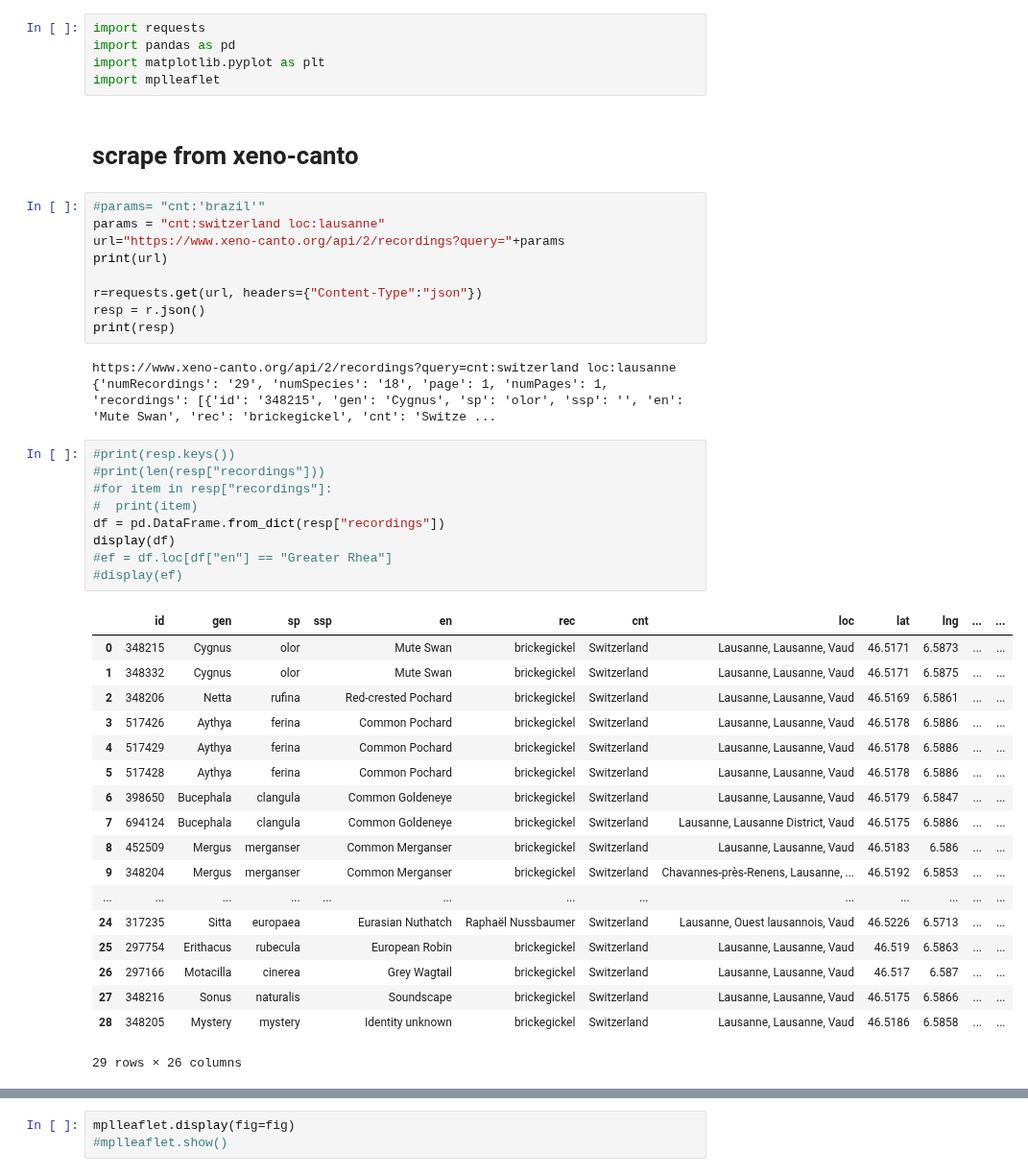
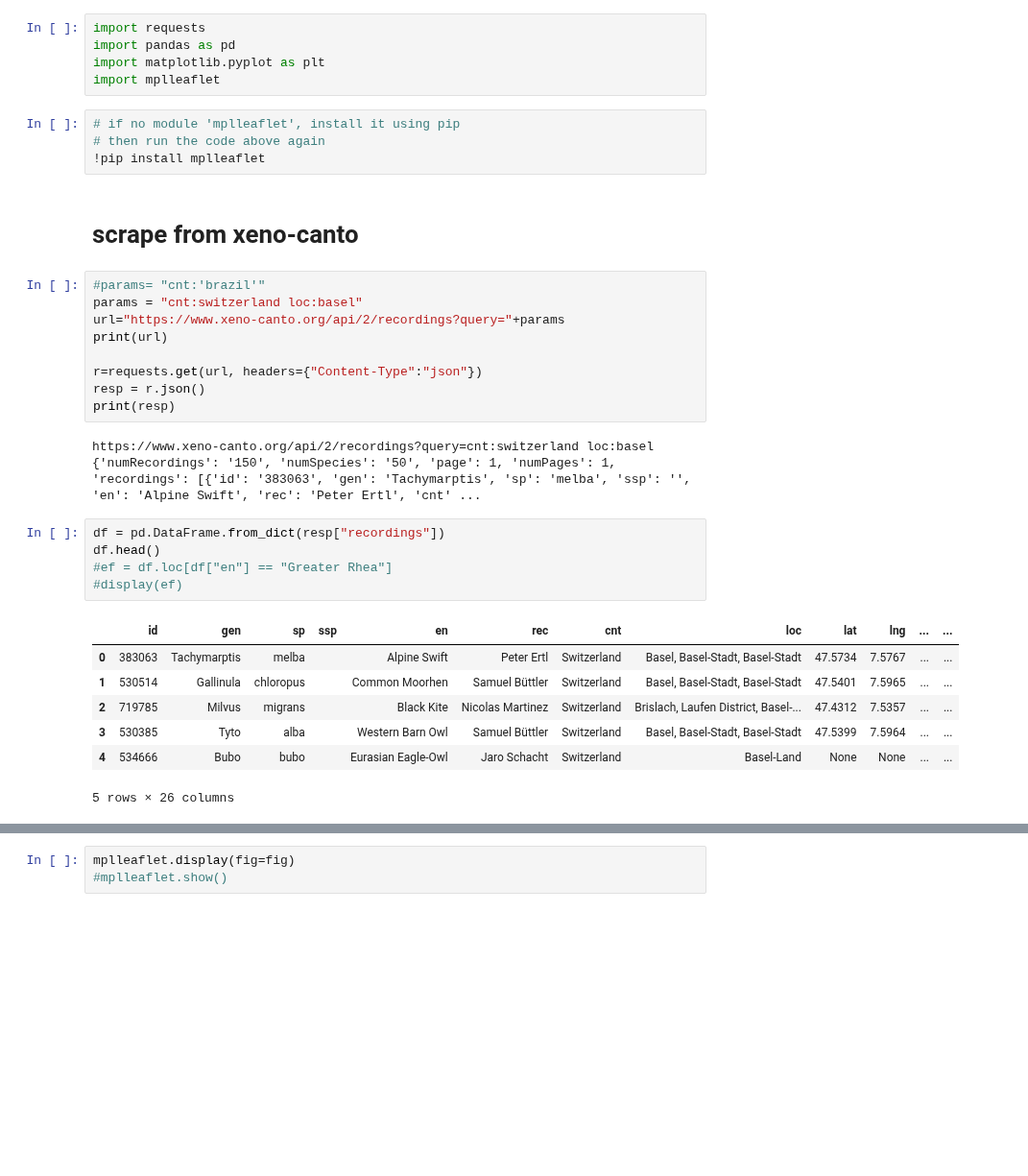
Before and after one commit to fleshgordo/cocreate22, a Jupyter notebook: 002_scraping.ipynb, the cells around one changed output, grey strips where cells are left out. Shown at 96% size. Saved outputs shown, nothing was run; the diff lists cells and outputs as text; blank space fills up the shorter version.

```diff
--- a/002_scraping.ipynb
+++ b/002_scraping.ipynb
@@ -40,11 +40,15 @@ import requests
 import pandas as pd
 import matplotlib.pyplot as plt
 import mplleaflet
+# %%
+# if no module 'mplleaflet', install it using pip
+# then run the code above again
+!pip install mplleaflet
 # %% [markdown]
 # scrape from xeno-canto
 # %%
 #params= "cnt:'brazil'"
-params = "cnt:switzerland loc:lausanne"
+params = "cnt:switzerland loc:basel"
 url="https://www.xeno-canto.org/api/2/recordings?query="+params
 print(url)
 
@@ -52,36 +56,21 @@ r=requests.get(url, headers={"Content-Type":"json"})
 resp = r.json()
 print(resp)
 # %% [output]
-https://www.xeno-canto.org/api/2/recordings?query=cnt:switzerland loc:lausanne
-{'numRecordings': '29', 'numSpecies': '18', 'page': 1, 'numPages': 1, 'recordings': [{'id': '348215', 'gen': 'Cygnus', 'sp': 'olor', 'ssp': '', 'en': 'Mute Swan', 'rec': 'brickegickel', 'cnt': 'Switze ...
+https://www.xeno-canto.org/api/2/recordings?query=cnt:switzerland loc:basel
+{'numRecordings': '150', 'numSpecies': '50', 'page': 1, 'numPages': 1, 'recordings': [{'id': '383063', 'gen': 'Tachymarptis', 'sp': 'melba', 'ssp': '', 'en': 'Alpine Swift', 'rec': 'Peter Ertl', 'cnt' ...
 # %%
-#print(resp.keys())
-#print(len(resp["recordings"]))
-#for item in resp["recordings"]:
-#  print(item)
 df = pd.DataFrame.from_dict(resp["recordings"])
-display(df)
+df.head()
 #ef = df.loc[df["en"] == "Greater Rhea"]
 #display(ef)
 # %% [output]
 |  | id | gen | sp | ssp | en | rec | cnt | loc | lat | lng | ... | ... |
-| 0 | 348215 | Cygnus | olor |  | Mute Swan | brickegickel | Switzerland | Lausanne, Lausanne, Vaud | 46.5171 | 6.5873 | ... | ... |
-| 1 | 348332 | Cygnus | olor |  | Mute Swan | brickegickel | Switzerland | Lausanne, Lausanne, Vaud | 46.5171 | 6.5875 | ... | ... |
-| 2 | 348206 | Netta | rufina |  | Red-crested Pochard | brickegickel | Switzerland | Lausanne, Lausanne, Vaud | 46.5169 | 6.5861 | ... | ... |
-| 3 | 517426 | Aythya | ferina |  | Common Pochard | brickegickel | Switzerland | Lausanne, Lausanne, Vaud | 46.5178 | 6.5886 | ... | ... |
-| 4 | 517429 | Aythya | ferina |  | Common Pochard | brickegickel | Switzerland | Lausanne, Lausanne, Vaud | 46.5178 | 6.5886 | ... | ... |
-| 5 | 517428 | Aythya | ferina |  | Common Pochard | brickegickel | Switzerland | Lausanne, Lausanne, Vaud | 46.5178 | 6.5886 | ... | ... |
-| 6 | 398650 | Bucephala | clangula |  | Common Goldeneye | brickegickel | Switzerland | Lausanne, Lausanne, Vaud | 46.5179 | 6.5847 | ... | ... |
-| 7 | 694124 | Bucephala | clangula |  | Common Goldeneye | brickegickel | Switzerland | Lausanne, Lausanne District, Vaud | 46.5175 | 6.5886 | ... | ... |
-| 8 | 452509 | Mergus | merganser |  | Common Merganser | brickegickel | Switzerland | Lausanne, Lausanne, Vaud | 46.5183 | 6.586 | ... | ... |
-| 9 | 348204 | Mergus | merganser |  | Common Merganser | brickegickel | Switzerland | Chavannes-près-Renens, Lausanne, ... | 46.5192 | 6.5853 | ... | ... |
-| ... | ... | ... | ... | ... | ... | ... | ... | ... | ... | ... | ... | ... |
-| 24 | 317235 | Sitta | europaea |  | Eurasian Nuthatch | Raphaël Nussbaumer | Switzerland | Lausanne, Ouest lausannois, Vaud | 46.5226 | 6.5713 | ... | ... |
-| 25 | 297754 | Erithacus | rubecula |  | European Robin | brickegickel | Switzerland | Lausanne, Lausanne, Vaud | 46.519 | 6.5863 | ... | ... |
-| 26 | 297166 | Motacilla | cinerea |  | Grey Wagtail | brickegickel | Switzerland | Lausanne, Lausanne, Vaud | 46.517 | 6.587 | ... | ... |
-| 27 | 348216 | Sonus | naturalis |  | Soundscape | brickegickel | Switzerland | Lausanne, Lausanne, Vaud | 46.5175 | 6.5866 | ... | ... |
-| 28 | 348205 | Mystery | mystery |  | Identity unknown | brickegickel | Switzerland | Lausanne, Lausanne, Vaud | 46.5186 | 6.5858 | ... | ... |
+| 0 | 383063 | Tachymarptis | melba |  | Alpine Swift | Peter Ertl | Switzerland | Basel, Basel-Stadt, Basel-Stadt | 47.5734 | 7.5767 | ... | ... |
+| 1 | 530514 | Gallinula | chloropus |  | Common Moorhen | Samuel Büttler | Switzerland | Basel, Basel-Stadt, Basel-Stadt | 47.5401 | 7.5965 | ... | ... |
+| 2 | 719785 | Milvus | migrans |  | Black Kite | Nicolas Martinez | Switzerland | Brislach, Laufen District, Basel-... | 47.4312 | 7.5357 | ... | ... |
+| 3 | 530385 | Tyto | alba |  | Western Barn Owl | Samuel Büttler | Switzerland | Basel, Basel-Stadt, Basel-Stadt | 47.5399 | 7.5964 | ... | ... |
+| 4 | 534666 | Bubo | bubo |  | Eurasian Eagle-Owl | Jaro Schacht | Switzerland | Basel-Land | None | None | ... | ... |
-29 rows × 26 columns
+5 rows × 26 columns
 # %%
 fig = plt.figure(figsize=(4, 6), dpi=80)
 #print(df['lat'].fillna(value="0").values, df['lng'].fillna(value="0").values)
```
Also changed, not shown: parts of 2 cells of this notebook.
